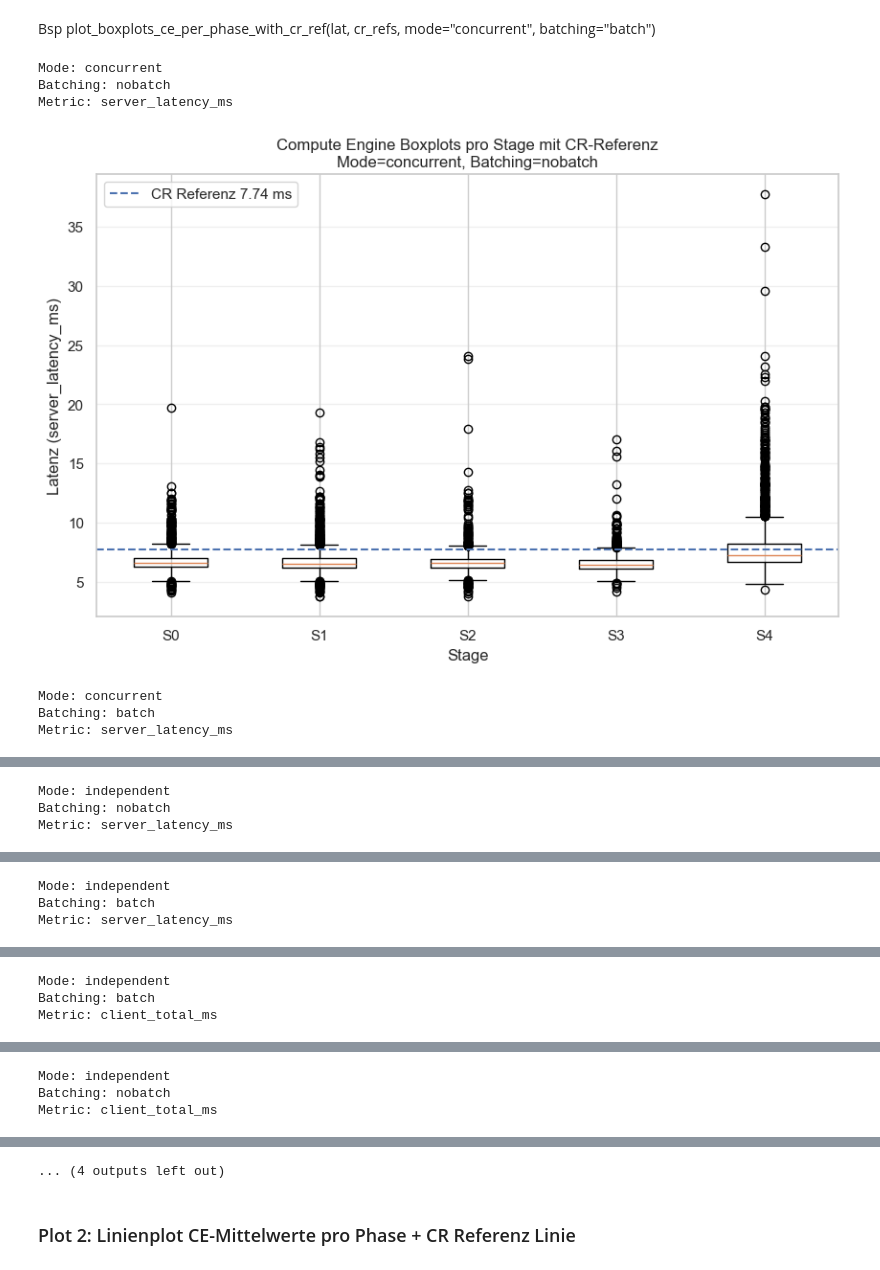
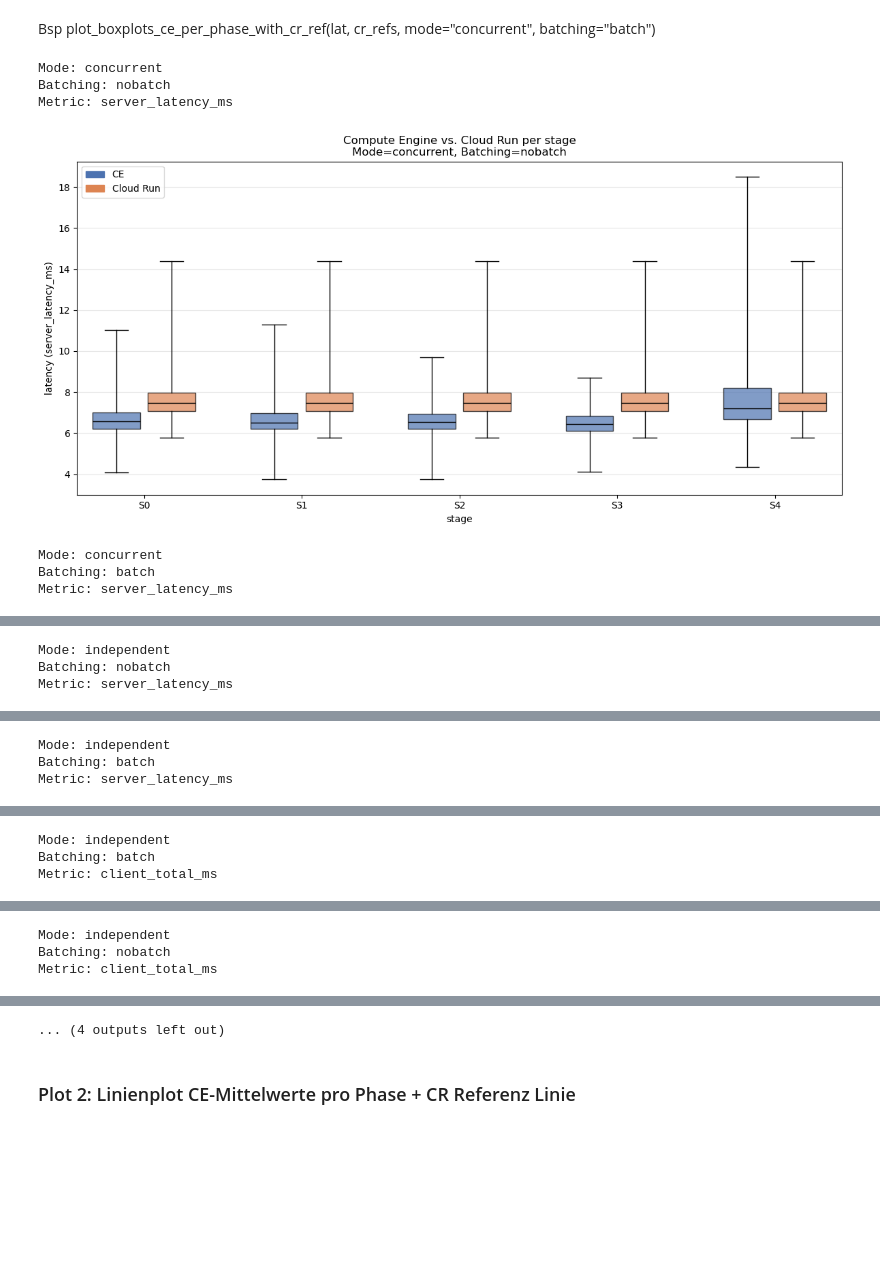
Before and after one commit to susannahufnagl/cloud-run-latency-analysis, a Jupyter notebook: analysis/Untitled.ipynb, the cells around one changed output, grey strips where cells are left out. Saved outputs shown, nothing was run; the diff lists cells and outputs as text; code cells hidden in the pictures; blank space fills up the shorter version.

```diff
--- a/analysis/Untitled.ipynb
+++ b/analysis/Untitled.ipynb
@@ -423,47 +487,57 @@ def plot_boxplots_ce_per_phase_with_cr_ref(lat, cr_refs, mode, batching, metric_
 # %% [markdown]
 Bsp plot_boxplots_ce_per_phase_with_cr_ref(lat, cr_refs, mode="concurrent", batching="batch")
 # %%
-plot_boxplots_ce_per_phase_with_cr_ref(
-    lat,
-    cr_ref_server,   # ← das sind Client-Referenzen
-    mode="concurrent",
-    batching="nobatch",
-    metric_col="server_latency_ms"
-)
-plot_boxplots_ce_per_phase_with_cr_ref(
-    lat, cr_ref_client, "concurrent", "batch", metric_col="server_latency_ms"
-)
+# plot_boxplots_ce_per_phase_with_cr_ref(
+#     lat,
+#     cr_ref_server,   # das sind Client-Referenzen
+#     mode="concurrent",
+#     batching="nobatch",
+#     metric_col="server_latency_ms"
+# )
+# plot_boxplots_ce_per_phase_with_cr_ref(
+#     lat, cr_ref_client, "concurrent", "batch", metric_col="server_latency_ms"
+# )
 
-plot_boxplots_ce_per_phase_with_cr_ref(
-    lat,
-    cr_ref_server,   # ← das sind Client-Referenzen
-    mode="independent",
-    batching="nobatch",
-    metric_col="server_latency_ms"
-)
-plot_boxplots_ce_per_phase_with_cr_ref(
-    lat, cr_ref_server, "independent", "batch", metric_col="server_latency_ms"
-)
-plot_boxplots_ce_per_phase_with_cr_ref(
-    lat, cr_ref_client, "independent", "batch", metric_col="client_total_ms"
-)
-plot_boxplots_ce_per_phase_with_cr_ref(
-    lat, cr_ref_client, "independent", "nobatch", metric_col="client_total_ms"
-)
-plot_boxplots_ce_per_phase_with_cr_ref(
-    lat, cr_ref_client, "concurrent", "batch", metric_col="client_total_ms"
-)
-plot_boxplots_ce_per_phase_with_cr_ref(
-    lat, cr_ref_client, "concurrent", "nobatch", metric_col="client_total_ms"
-)
+# plot_boxplots_ce_per_phase_with_cr_ref(
+#     lat,
+#     cr_ref_server,   # das sind Client-Referenzen
+#     mode="independent",
+#     batching="nobatch",
+#     metric_col="server_latency_ms"
+# )
+# plot_boxplots_ce_per_phase_with_cr_ref(
+#     lat, cr_ref_server, "independent", "batch", metric_col="server_latency_ms"
+# )
+# plot_boxplots_ce_per_phase_with_cr_ref(
+#     lat, cr_ref_client, "independent", "batch", metric_col="client_total_ms"
+# )
+# plot_boxplots_ce_per_phase_with_cr_ref(
+#     lat, cr_ref_client, "independent", "nobatch", metric_col="client_total_ms"
+# )
+# plot_boxplots_ce_per_phase_with_cr_ref(
+#     lat, cr_ref_client, "concurrent", "batch", metric_col="client_total_ms"
+# )
+# plot_boxplots_ce_per_phase_with_cr_ref(
+#     lat, cr_ref_client, "concurrent", "nobatch", metric_col="client_total_ms"
+# )
+
+plot_boxplots_ce_per_phase_with_cr_ref(lat, mode="concurrent", batching="nobatch", metric_col="server_latency_ms")
+plot_boxplots_ce_per_phase_with_cr_ref(lat, mode="concurrent", batching="batch",   metric_col="server_latency_ms")
+plot_boxplots_ce_per_phase_with_cr_ref(lat, mode="independent", batching="nobatch", metric_col="server_latency_ms")
+plot_boxplots_ce_per_phase_with_cr_ref(lat, mode="independent", batching="batch",   metric_col="server_latency_ms")
+
+plot_boxplots_ce_per_phase_with_cr_ref(lat, mode="independent", batching="batch",   metric_col="client_total_ms")
+plot_boxplots_ce_per_phase_with_cr_ref(lat, mode="independent", batching="nobatch", metric_col="client_total_ms")
+plot_boxplots_ce_per_phase_with_cr_ref(lat, mode="concurrent",  batching="batch",   metric_col="client_total_ms")
+plot_boxplots_ce_per_phase_with_cr_ref(lat, mode="concurrent",  batching="nobatch", metric_col="client_total_ms")
 
 # bis zum 99 percentile um ausreißer zu verhindern
 # cloud run verteilung noch rein
 # %% [output]
 Mode: concurrent
 Batching: nobatch
 Metric: server_latency_ms
-[figure, old version]
+[figure, new version]
 Mode: concurrent
 Batching: batch
 Metric: server_latency_ms
```
Also changed, not shown: parts of 13 cells of this notebook.
